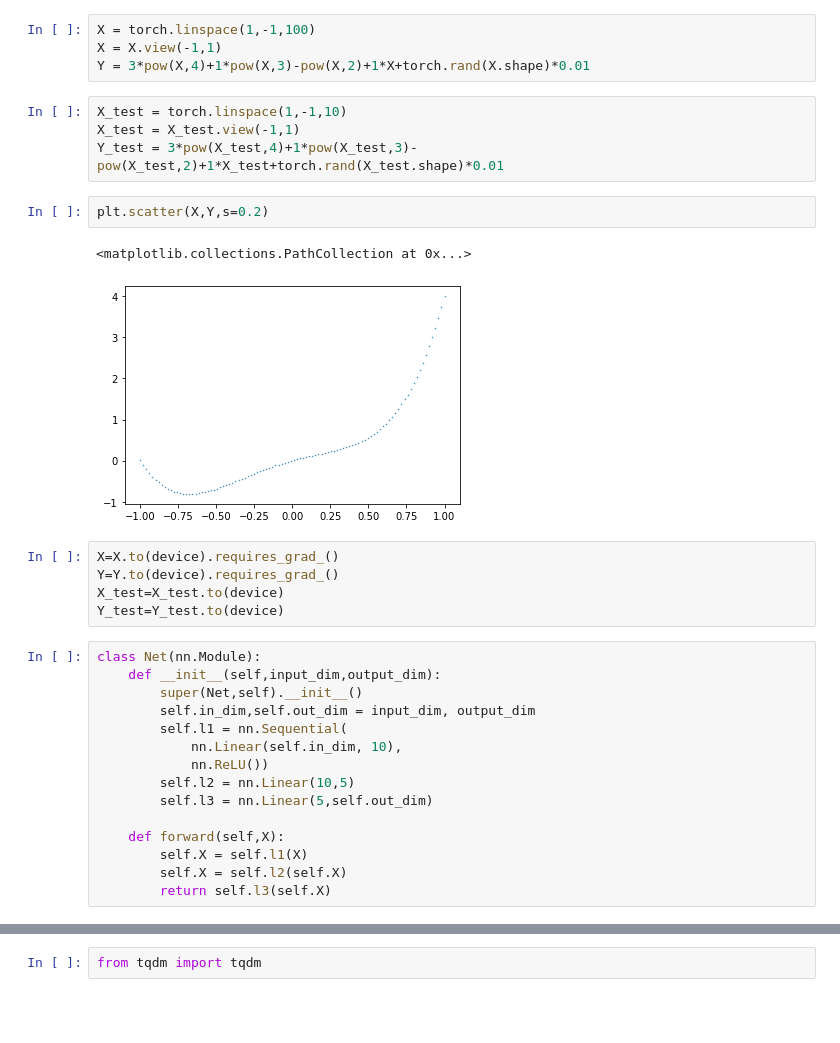
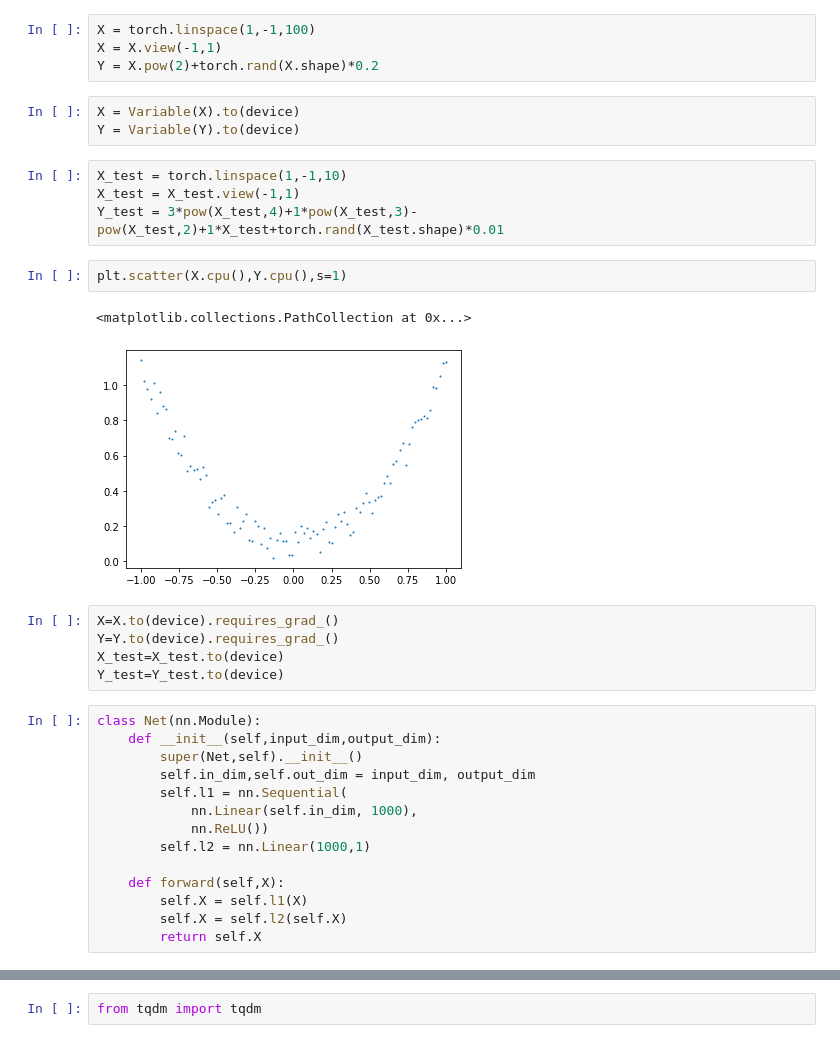
Before and after one commit to EySword/JupyterFile, a Jupyter notebook: pytorch_learn/linear by me.ipynb, the cells around one changed output, grey strips where cells are left out. Drawn from its saved outputs; the diff is of its cells as text; blank space fills up the shorter version.

Commit message:
finish linear

```diff
--- a/pytorch_learn/linear by me.ipynb
+++ b/pytorch_learn/linear by me.ipynb
@@ -13,16 +14,19 @@ device(type='cuda', index=0)
 # %%
 X = torch.linspace(1,-1,100)
 X = X.view(-1,1)
-Y = 3*pow(X,4)+1*pow(X,3)-pow(X,2)+1*X+torch.rand(X.shape)*0.01
+Y = X.pow(2)+torch.rand(X.shape)*0.2
+# %%
+X = Variable(X).to(device)
+Y = Variable(Y).to(device)
 # %%
 X_test = torch.linspace(1,-1,10)
 X_test = X_test.view(-1,1)
 Y_test = 3*pow(X_test,4)+1*pow(X_test,3)-pow(X_test,2)+1*X_test+torch.rand(X_test.shape)*0.01
 # %%
-plt.scatter(X,Y,s=0.2)
+plt.scatter(X.cpu(),Y.cpu(),s=1)
 # %% [output]
 <matplotlib.collections.PathCollection at 0x...>
-[figure, old version]
+[figure, new version]
 # %%
 X=X.to(device).requires_grad_()
 Y=Y.to(device).requires_grad_()
@@ -34,15 +38,14 @@ class Net(nn.Module):
         super(Net,self).__init__()
         self.in_dim,self.out_dim = input_dim, output_dim
         self.l1 = nn.Sequential(
-            nn.Linear(self.in_dim, 10),
+            nn.Linear(self.in_dim, 1000),
             nn.ReLU())
-        self.l2 = nn.Linear(10,5)
-        self.l3 = nn.Linear(5,self.out_dim)
+        self.l2 = nn.Linear(1000,1)
 
     def forward(self,X):
         self.X = self.l1(X)
         self.X = self.l2(self.X)
-        return self.l3(self.X)
+        return self.X
 # %%
 net = Net(X.shape[1],Y.shape[1])
 net.to(device)
```
Also changed, not shown: parts of 9 cells of this notebook, 12 other files.
